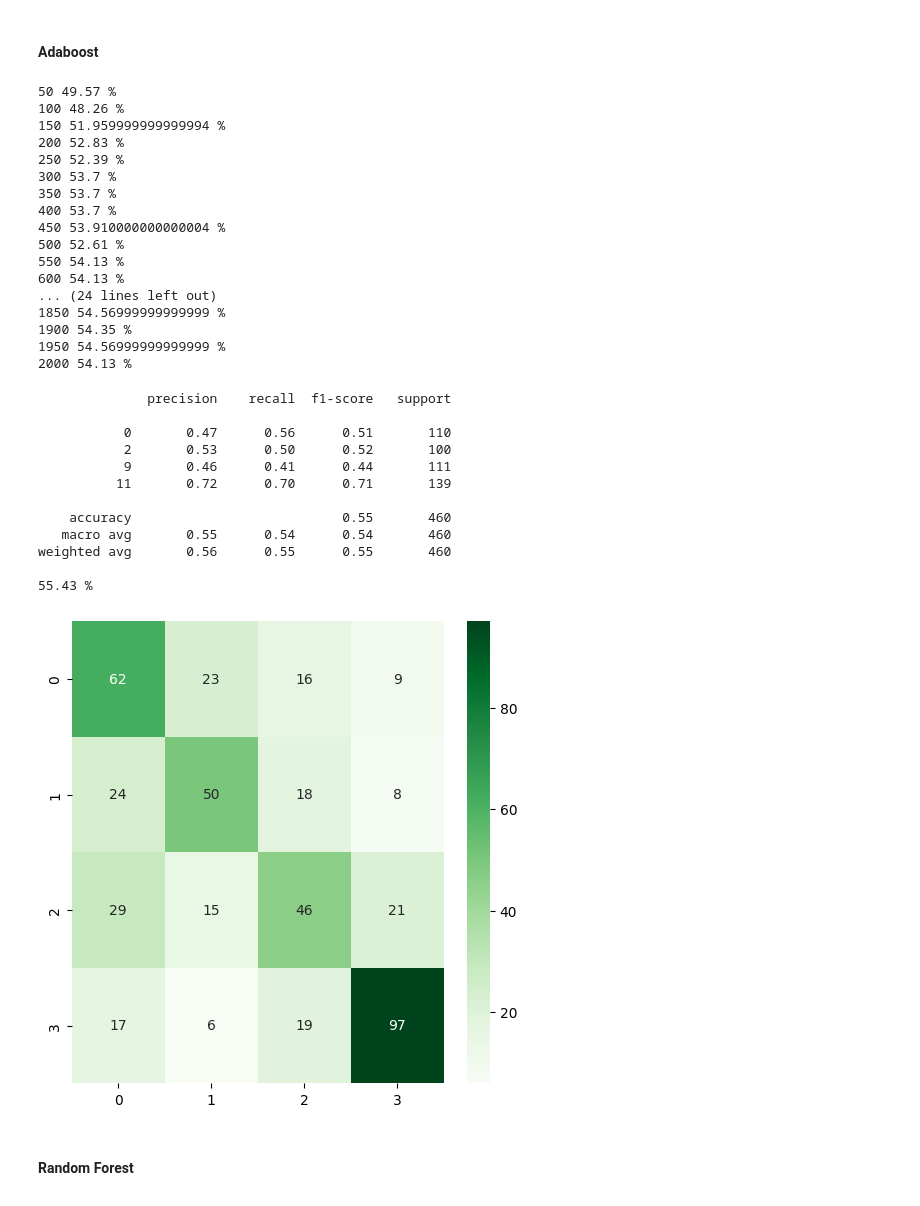
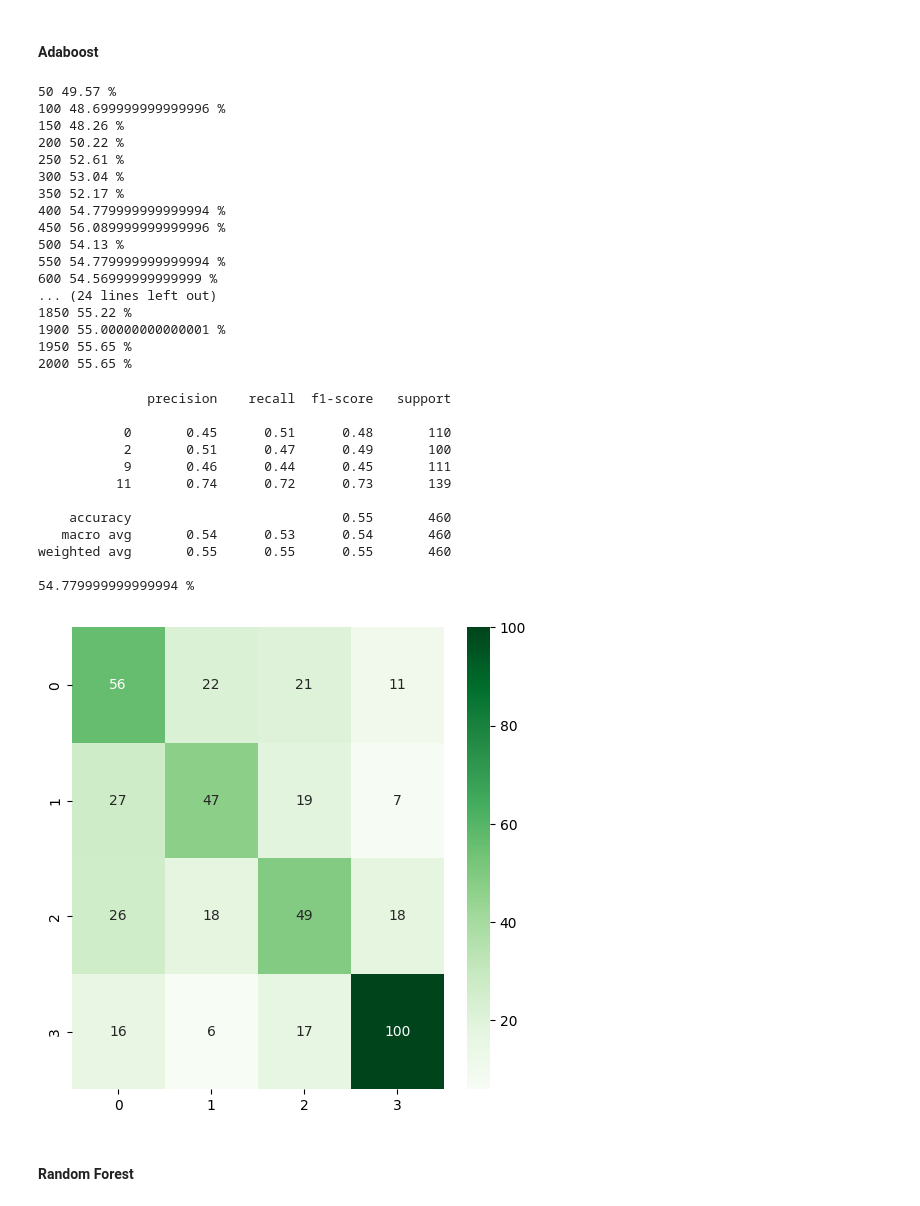
Before and after one commit to Yehudit-Brickner/ML_class, a Jupyter notebook: sport_balls3.ipynb, the cells around one changed output. Saved outputs shown, nothing was run; the diff lists cells and outputs as text; code cells hidden in the pictures.

```diff
--- a/sport_balls3.ipynb
+++ b/sport_balls3.ipynb
@@ -189,0 +179,9 @@ from sklearn.linear_model import LogisticRegression
+# %%
+pca1=PCA(n_components=100)
+X_train6=pca1.fit_transform(X_train)
+X_test6=pca1.transform(X_test)
+y_train6 = y_train
+y_test6 = y_test
+
+print(X_train6.shape)
+print(X_test6.shape)
@@ -236,10 +237,10 @@ squared_hinge l2 47.39 %
 # %%
-svm6 =  OutputCodeClassifier(LinearSVC(random_state=0, loss="hinge",penalty="l2")).fit(X_train6, y_train6)
+svm6 =  OneVsOneClassifier(LinearSVC(random_state=0, loss="hinge",penalty="l2")).fit(X_train6, y_train6)
 pred_svm6 = svm6.predict(X_test6)
 Confusion_Matrix(confusion_matrix(y_test6,pred_svm6))
 print(classification_report(y_test6, pred_svm6))
 print(round(np.sum([y_test6==pred_svm6])/len(y_test6),4)*100,"%")
-results.append(['images PCA 0.9', 'SVM',round(np.sum([y_test6==pred_svm6])/len(y_test6),4)*100 ])
+results.append(['images PCA 100', 'SVM',round(np.sum([y_test6==pred_svm6])/len(y_test6),4)*100 ])
 # %% [output]
               precision    recall  f1-score   support
 
@@ -287,7 +288,7 @@ pred_knn6 = neigh6.predict(X_test6)
 Confusion_Matrix(confusion_matrix(y_test6,pred_knn6))
 print(classification_report(y_test6, pred_knn6))
 print(round(np.sum([y_test6==pred_knn6])/len(y_test6),4)*100,"%")
-results.append(['images PCA 0.9', 'KNN',round(np.sum([y_test6==pred_knn6])/len(y_test6),4)*100 ])
+results.append(['images PCA 100', 'KNN',round(np.sum([y_test6==pred_knn6])/len(y_test6),4)*100 ])
 # %% [output]
               precision    recall  f1-score   support
 
@@ -312,44 +313,44 @@ for i in range(50,2001,50):
     print(i,round(np.sum([y_test6==pred_ada])/len(y_test6),4)*100,"%")
 # %% [output]
 50 49.57 %
-100 48.26 %
-150 51.959999999999994 %
-200 52.83 %
-250 52.39 %
-300 53.7 %
-350 53.7 %
-400 53.7 %
-450 53.910000000000004 %
-500 52.61 %
-550 54.13 %
-600 54.13 %
+100 48.699999999999996 %
+150 48.26 %
+200 50.22 %
+250 52.61 %
+300 53.04 %
+350 52.17 %
+400 54.779999999999994 %
+450 56.089999999999996 %
+500 54.13 %
+550 54.779999999999994 %
+600 54.56999999999999 %
 ... (24 lines left out)
-1850 54.56999999999999 %
-1900 54.35 %
-1950 54.56999999999999 %
-2000 54.13 %
+1850 55.22 %
+1900 55.00000000000001 %
+1950 55.65 %
+2000 55.65 %
 # %%
-ada6 = AdaBoostClassifier(n_estimators=1150, algorithm="SAMME",random_state=0)
+ada6 = AdaBoostClassifier(n_estimators=1200, algorithm="SAMME",random_state=0)
 ada6.fit(X_train6,y_train6)
 pred_ada6 = ada6.predict(X_test6)
 Confusion_Matrix(confusion_matrix(y_test6,pred_ada6))
 print(classification_report(y_test6, pred_ada6))
 print(round(np.sum([y_test6==pred_ada6])/len(y_test6),4)*100,"%")
-results.append(['images PCA 0.9', 'Adaboost',round(np.sum([y_test6==pred_ada6])/len(y_test6),4)*100 ])
+results.append(['images PCA 100', 'Adaboost',round(np.sum([y_test6==pred_ada6])/len(y_test6),4)*100 ])
 # %% [output]
               precision    recall  f1-score   support
 
-           0       0.47      0.56      0.51       110
-           2       0.53      0.50      0.52       100
-           9       0.46      0.41      0.44       111
-          11       0.72      0.70      0.71       139
+           0       0.45      0.51      0.48       110
+           2       0.51      0.47      0.49       100
+           9       0.46      0.44      0.45       111
+          11       0.74      0.72      0.73       139
 
     accuracy                           0.55       460
-   macro avg       0.55      0.54      0.54       460
-weighted avg       0.56      0.55      0.55       460
+   macro avg       0.54      0.53      0.54       460
+weighted avg       0.55      0.55      0.55       460
 
-55.43 %
+54.779999999999994 %
-[figure, old version]
+[figure, new version]
 # %% [markdown]
 #### Random Forest
 # %%
```
Also changed, not shown: parts of 45 cells of this notebook.
